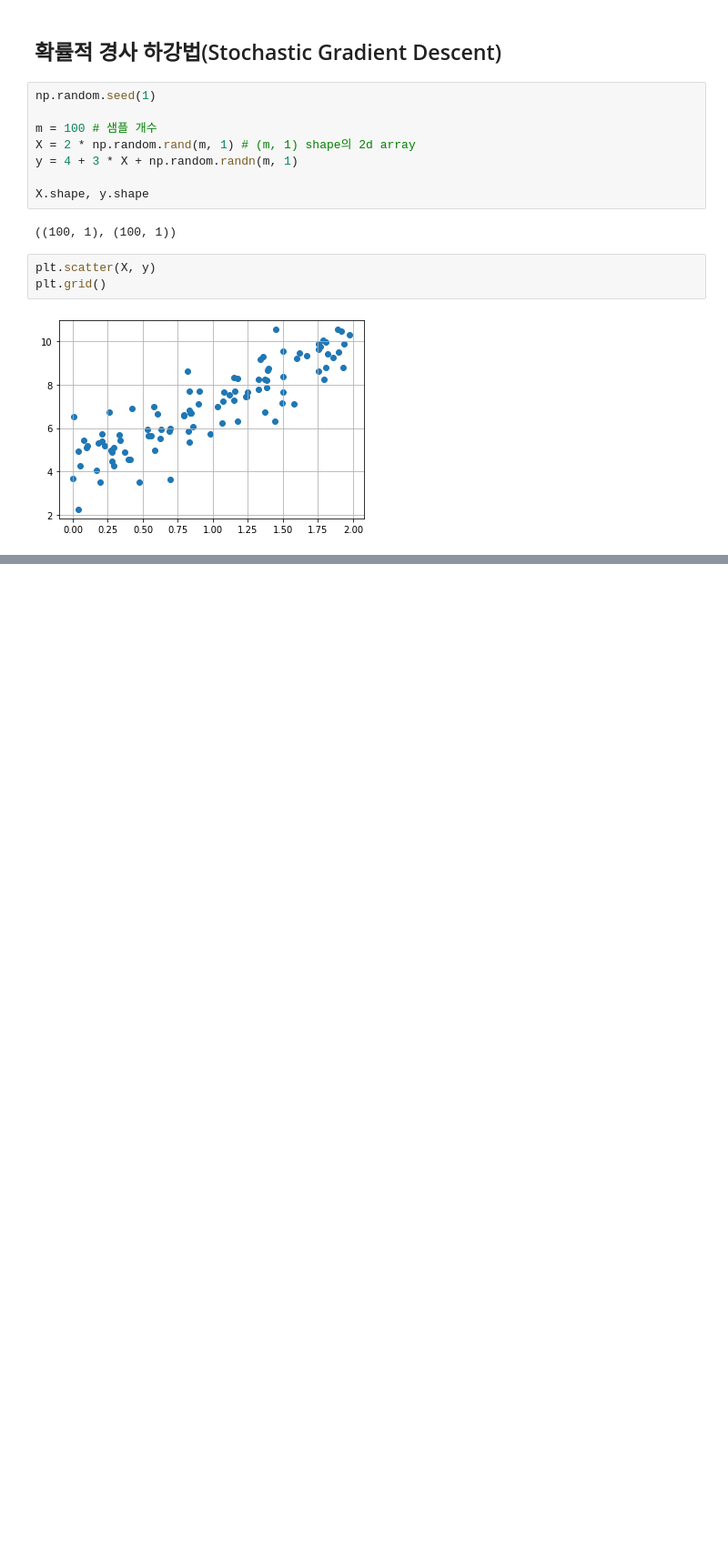
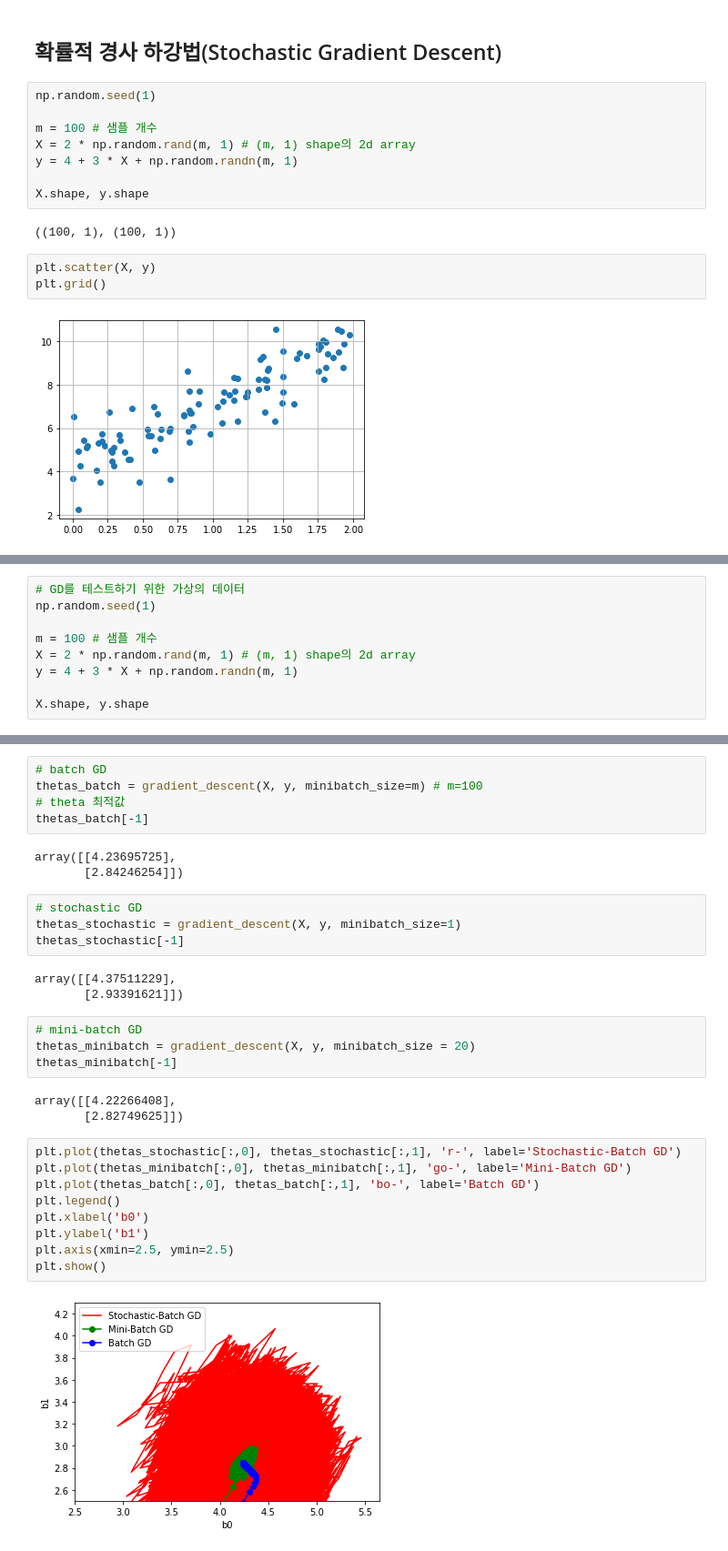
Before and after one commit to JisungPark0319/education, a Jupyter notebook: lab_ml/ml05_linear_regression.ipynb, the cells around one changed output, grey strips where cells are left out. Shown at 91% size. Drawn from its saved outputs; the diff is of its cells as text; blank space fills up the shorter version.

```diff
--- a/lab_ml/ml05_linear_regression.ipynb
+++ b/lab_ml/ml05_linear_regression.ipynb
@@ -305,0 +308,9 @@ plt.grid()
+# %%
+# GD를 테스트하기 위한 가상의 데이터
+np.random.seed(1)
+
+m = 100 # 샘플 개수
+X = 2 * np.random.rand(m, 1) # (m, 1) shape의 2d array
+y = 4 + 3 * X + np.random.randn(m, 1)
+
+X.shape, y.shape
@@ -305,0 +358,33 @@ plt.grid()
+# %%
+# batch GD
+thetas_batch = gradient_descent(X, y, minibatch_size=m) # m=100
+# theta 최적값
+thetas_batch[-1]
+# %% [output]
+array([[4.23695725],
+       [2.84246254]])
+# %%
+# stochastic GD
+thetas_stochastic = gradient_descent(X, y, minibatch_size=1)
+thetas_stochastic[-1]
+# %% [output]
+array([[4.37511229],
+       [2.93391621]])
+# %%
+# mini-batch GD
+thetas_minibatch = gradient_descent(X, y, minibatch_size = 20)
+thetas_minibatch[-1]
+# %% [output]
+array([[4.22266408],
+       [2.82749625]])
+# %%
+plt.plot(thetas_stochastic[:,0], thetas_stochastic[:,1], 'r-', label='Stochastic-Batch GD')
+plt.plot(thetas_minibatch[:,0], thetas_minibatch[:,1], 'go-', label='Mini-Batch GD')
+plt.plot(thetas_batch[:,0], thetas_batch[:,1], 'bo-', label='Batch GD')
+plt.legend()
+plt.xlabel('b0')
+plt.ylabel('b1')
+plt.axis(xmin=2.5, ymin=2.5)
+plt.show()
+# %% [output]
+[figure, added]
```
Also changed, not shown: parts of 28 cells of this notebook.
